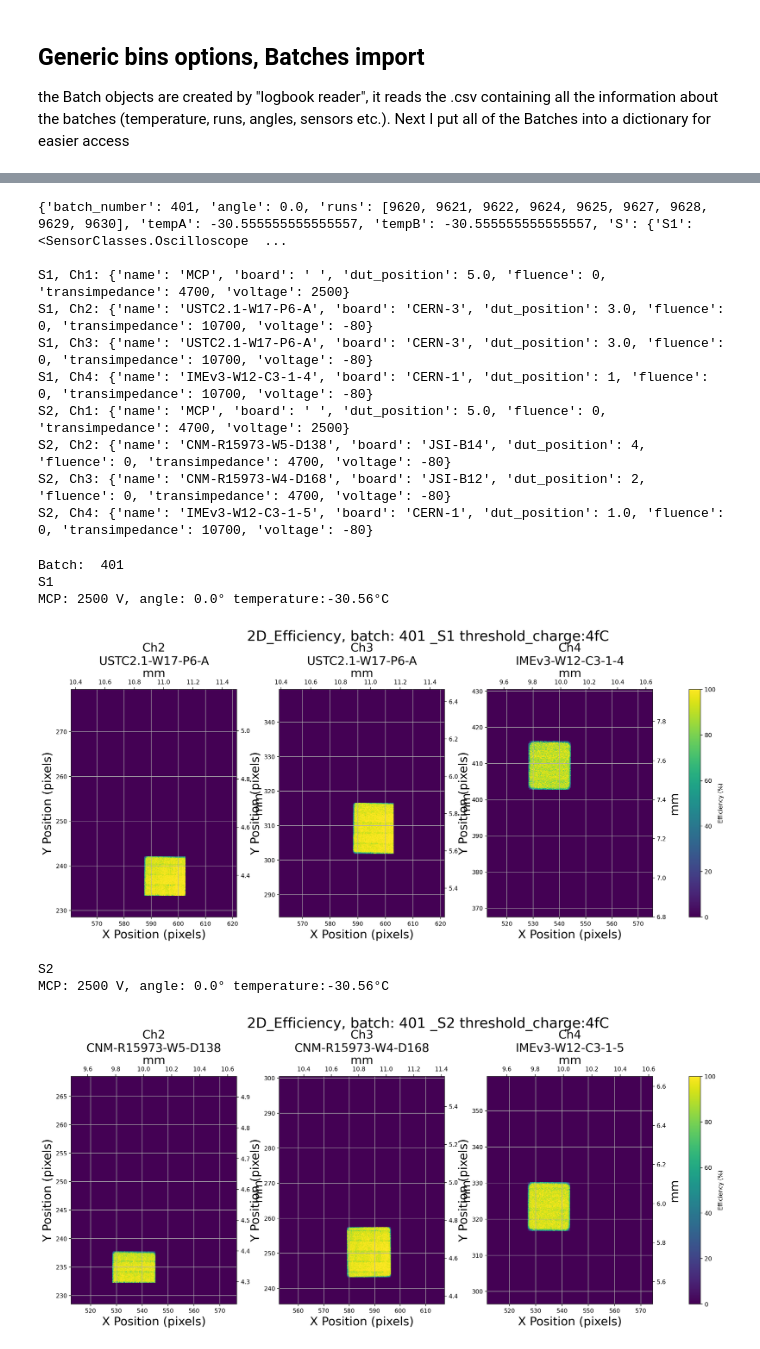
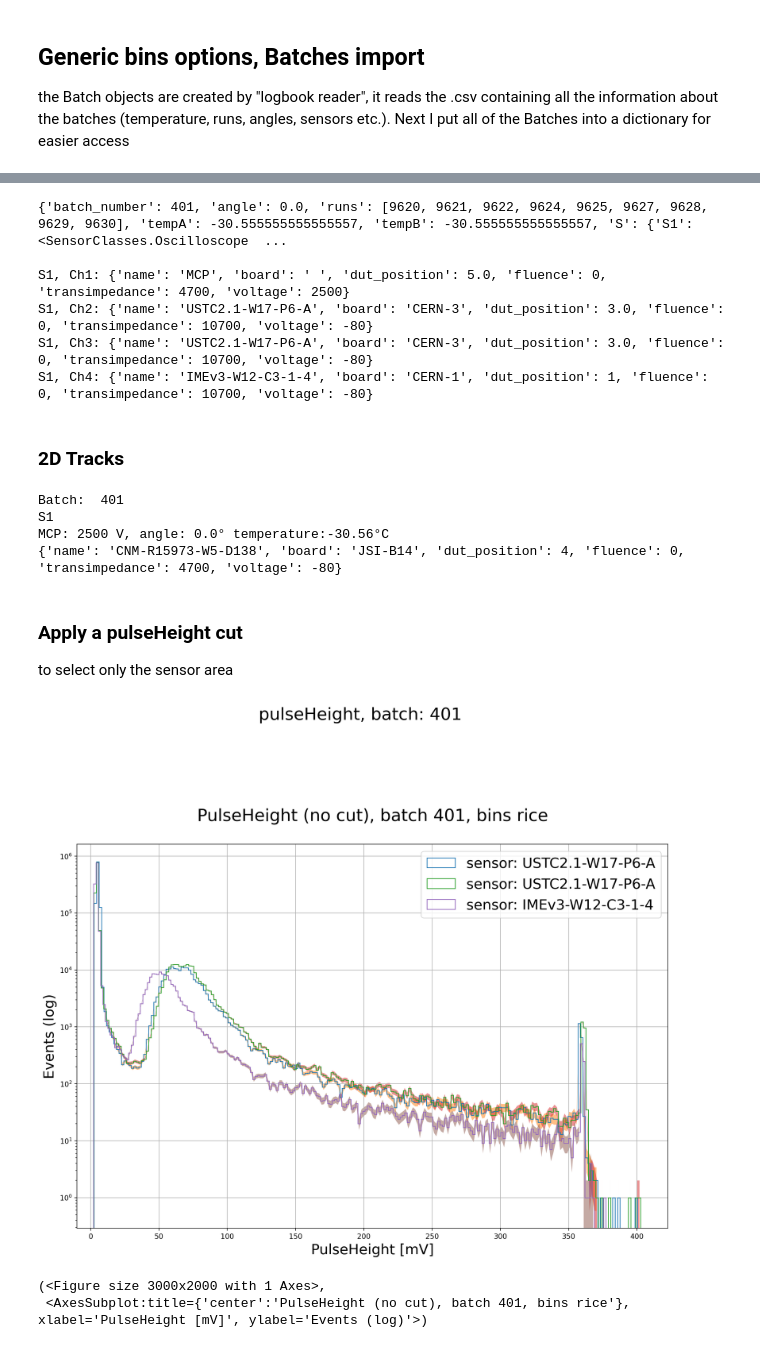
Before and after one commit to TheMarcello/testbeam-analysis, a Jupyter notebook: Steps_analysis.ipynb, the cells around one changed output, grey strips where cells are left out. Saved outputs shown, nothing was run; the diff lists cells and outputs as text; code cells hidden in the pictures.

```diff
--- a/Steps_analysis.ipynb
+++ b/Steps_analysis.ipynb
@@ -46,12 +47,12 @@ logging.info(f"dictionary of the batches: \n{dict_of_batches}")
 # %%
 ### show all information about the batch
 this_batch = 401
+S = 'S1'
 print(dict_of_batches[this_batch].__dict__,'\n')
 
 ### show all informations about each sensor
-for S in ['S1','S2']:
-    for ch, sensor in dict_of_batches[this_batch].S[S].channels.items():
-        print(f"{S}, {ch}:", sensor.__dict__)
+for ch, sensor in dict_of_batches[this_batch].S[S].channels.items():
+    print(f"{S}, {ch}:", sensor.__dict__)
 # %% [output]
 {'batch_number': 401, 'angle': 0.0, 'runs': [9620, 9621, 9622, 9624, 9625, 9627, 9628, 9629, 9630], 'tempA': -30.555555555555557, 'tempB': -30.555555555555557, 'S': {'S1': <SensorClasses.Oscilloscope  ...
 
@@ -59,10 +60,8 @@ S1, Ch1: {'name': 'MCP', 'board': ' ', 'dut_position': 5.0, 'fluence': 0, 'trans
 S1, Ch2: {'name': 'USTC2.1-W17-P6-A', 'board': 'CERN-3', 'dut_position': 3.0, 'fluence': 0, 'transimpedance': 10700, 'voltage': -80}
 S1, Ch3: {'name': 'USTC2.1-W17-P6-A', 'board': 'CERN-3', 'dut_position': 3.0, 'fluence': 0, 'transimpedance': 10700, 'voltage': -80}
 S1, Ch4: {'name': 'IMEv3-W12-C3-1-4', 'board': 'CERN-1', 'dut_position': 1, 'fluence': 0, 'transimpedance': 10700, 'voltage': -80}
-S2, Ch1: {'name': 'MCP', 'board': ' ', 'dut_position': 5.0, 'fluence': 0, 'transimpedance': 4700, 'voltage': 2500}
-S2, Ch2: {'name': 'CNM-R15973-W5-D138', 'board': 'JSI-B14', 'dut_position': 4, 'fluence': 0, 'transimpedance': 4700, 'voltage': -80}
-S2, Ch3: {'name': 'CNM-R15973-W4-D168', 'board': 'JSI-B12', 'dut_position': 2, 'fluence': 0, 'transimpedance': 4700, 'voltage': -80}
-S2, Ch4: {'name': 'IMEv3-W12-C3-1-5', 'board': 'CERN-1', 'dut_position': 1.0, 'fluence': 0, 'transimpedance': 10700, 'voltage': -80}
+# %% [markdown]
+### 2D Tracks
 # %%
 SAVE = False
 
@@ -70,34 +69,35 @@ threshold_charge = 4 #fC
 DUTs = [1,2,3]
 
 print("Batch: ", this_batch)
-dir_path = {}
-df = {}  # dictionary containing the two dataframes of the two oscilloscopes
-binning_method = 'rice'
-for S in ["S1","S2"]: # the two scopes
-    print(S)
-    df[S] = load_batch(this_batch,S)
-    print(f'MCP: {dict_of_batches[this_batch].S[S].channels["Ch1"].voltage} V, angle: {dict_of_batches[this_batch].angle}°', 'temperature:%.2f°C'%dict_of_batches[this_batch].tempA)
-    time_cut = [time_mask(df[S], i, bins=5000, plot=False)[0] for i in DUTs]
-#     print(dict_of_batches[this_batch].S['S2'].channels['Ch2'].__dict__)
-#     plot(df[S],"2D_Tracks", dict_of_batches[this_batch], S, bins=bins1,
-#          n_DUT=DUTs, savefig=SAVE, savefig_details=f'_{S} (no cuts)', fmt='jpg')
+print(S)
+df = load_batch(this_batch,S)
+print(f'MCP: {dict_of_batches[this_batch].S[S].channels["Ch1"].voltage} V, angle: {dict_of_batches[this_batch].angle}°', 'temperature:%.2f°C'%dict_of_batches[this_batch].tempA)
 
-#     plot(df[S], "2D_Sensors", dict_of_batches[this_batch], S, bins=bins1,
-#          n_DUT=DUTs, savefig=SAVE, savefig_details=f'_{S}_pulseHeight_cut', fmt='jpg')
+time_cut = [time_mask(df, i, bins=5000, plot=False)[0] for i in DUTs]
+print(dict_of_batches[this_batch].S['S2'].channels['Ch2'].__dict__)
 
-#     plot(df[S], "1D_Efficiency", dict_of_batches[this_batch], S, threshold_charge=threshold_charge, geometry_cut=True, only_select='XY', mask=time_cut,
-#         bins=bins1, n_DUT=DUTs, savefig=SAVE, savefig_details=f'_{S} threshold_charge:{threshold_charge}fC')
+# plot(df,"2D_Tracks", dict_of_batches[this_batch], S, bins=bins1,
+#      n_DUT=DUTs, savefig=SAVE, savefig_details=f'_{S} (no cuts)', fmt='jpg')
 
-#     plot(df[S], "2D_Efficiency", dict_of_batches[this_batch], S, threshold_charge=threshold_charge, geometry_cut=False,
-#         bins=bins1, n_DUT=DUTs, savefig=SAVE, savefig_details=f'_{S} threshold_charge:{threshold_charge}fC')
+# plot(df, "1D_Efficiency", dict_of_batches[this_batch], S, threshold_charge=threshold_charge, geometry_cut=True, only_select='XY', mask=time_cut,
+#     bins=bins1, n_DUT=DUTs, savefig=SAVE, savefig_details=f'_{S} threshold_charge:{threshold_charge}fC')
 
-    plot(df[S], "2D_Efficiency", dict_of_batches[this_batch], S, threshold_charge=threshold_charge, geometry_cut=True, only_select='normal', zoom_to_sensor=True,
-        bins=bins1, n_DUT=DUTs, savefig=SAVE, savefig_details=f'_{S} threshold_charge:{threshold_charge}fC ')
+# plot(df, "2D_Efficiency", dict_of_batches[this_batch], S, threshold_charge=threshold_charge, geometry_cut=False,
+#     bins=bins1, n_DUT=DUTs, savefig=SAVE, savefig_details=f'_{S} threshold_charge:{threshold_charge}fC')
+
+# plot(df, "2D_Efficiency", dict_of_batches[this_batch], S, threshold_charge=threshold_charge, geometry_cut=True, only_select='extended', zoom_to_sensor=True,
+#     bins=bins1, n_DUT=DUTs, savefig=SAVE, savefig_details=f'_{S} threshold_charge:{threshold_charge}fC ')
 # %% [output]
 Batch:  401
 S1
 MCP: 2500 V, angle: 0.0° temperature:-30.56°C
+{'name': 'CNM-R15973-W5-D138', 'board': 'JSI-B14', 'dut_position': 4, 'fluence': 0, 'transimpedance': 4700, 'voltage': -80}
-[figure, removed]
-S2
-MCP: 2500 V, angle: 0.0° temperature:-30.56°C
-[figure, removed]
+# %% [markdown]
+### Apply a pulseHeight cut
+to select only the sensor area
+# %%
+plot(df, "pulseHeight", dict_of_batches[this_batch], S)
+# %% [output]
+[figure, added]
+(<Figure size 3000x2000 with 1 Axes>,
+ <AxesSubplot:title={'center':'PulseHeight (no cut), batch 401, bins rice'}, xlabel='PulseHeight [mV]', ylabel='Events (log)'>)
```
Also changed, not shown: parts of 10 cells of this notebook.
